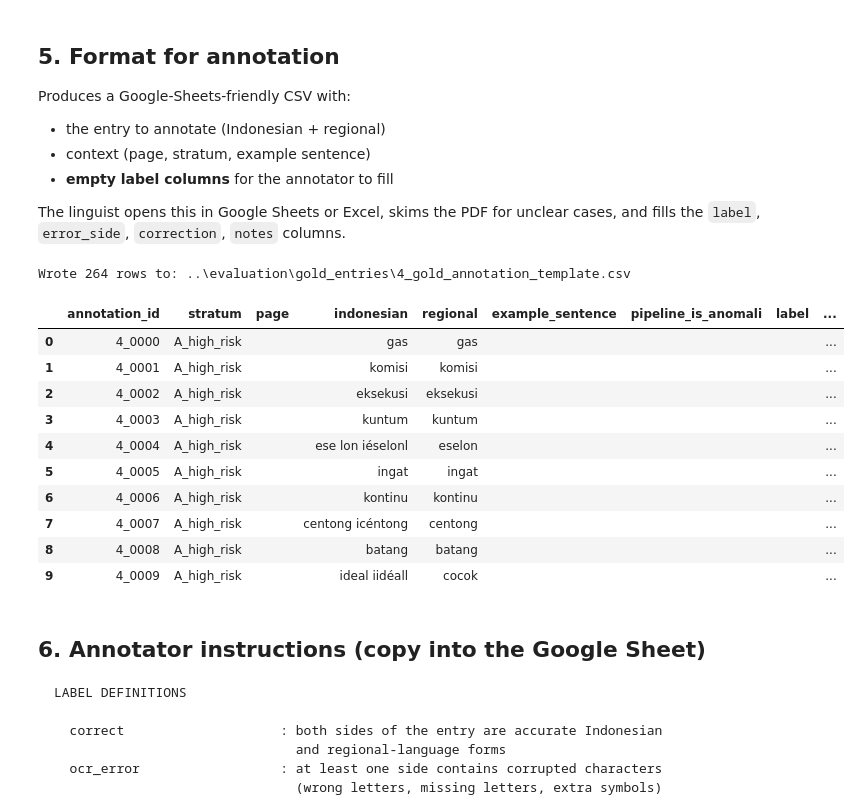
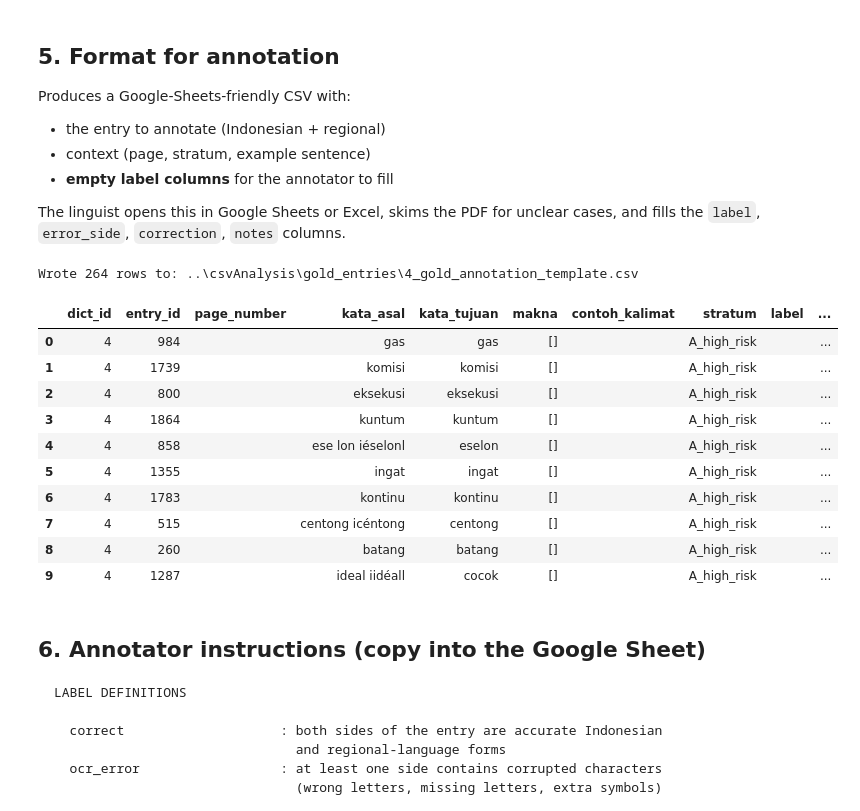
Before and after one commit to Pradiptaa/tugas-akhir-data-mining, a Jupyter notebook: TAEkstraksiKamus/postProcessing/Gold Annotation Sampling.ipynb, the cells around one changed output. Saved outputs shown, nothing was run; the diff lists cells and outputs as text; code cells hidden in the pictures.

```diff
--- a/TAEkstraksiKamus/postProcessing/Gold Annotation Sampling.ipynb
+++ b/TAEkstraksiKamus/postProcessing/Gold Annotation Sampling.ipynb
@@ -53,7 +53,7 @@ if not BILLEX_PATH.exists():
 PREP_PATH = Path("../Ekstraksi/4. Preprocessing - Remove Anomali Entri") / f"{DICT_ID}_Replace-categorizeAnomali-WithMainEntry-splitted.csv"
 PARCOR_PATH = Path("../Ekstraksi/11. Parallel Corpus") / f"{DICT_ID}_Parcor.csv"
 
-OUT_DIR = Path("../evaluation/gold_entries")
+OUT_DIR = Path("../csvAnalysis/gold_entries")
 OUT_DIR.mkdir(parents=True, exist_ok=True)
 
 RANDOM_SEED = 42
@@ -286,37 +286,38 @@ unclear cases, and fills the `label`, `error_side`, `correction`, `notes`
 columns.
 # %%
 gold = pd.DataFrame({
-    'annotation_id': [f"{DICT_ID}_{i:04d}" for i in range(len(enriched))],
+    'dict_id': DICT_ID,
+    'entry_id': enriched['row_id'],
+    'page_number': enriched['page'],
+    'kata_asal': enriched['indonesian'],
+    'kata_tujuan': enriched['regional'],
+    'makna': enriched['makna'],
+    'contoh_kalimat': enriched['contoh_kalimat'],
     'stratum': enriched['stratum'],
-    'page': enriched['page'],
-    'indonesian': enriched['indonesian'],
-    'regional': enriched['regional'],
-    'example_sentence': enriched['contoh_kalimat'],
-    'pipeline_is_anomali': enriched['is_anomali'],
     # Empty columns for annotator to fill
-    'label': '',                # correct / ocr_error / extraction_boundary_error / ambiguous
-    'error_side': '',           # ind / reg / both  (only if label != correct)
-    'correction': '',           # suggested fix
+    'label': '', # correct / ocr_error / extraction_boundary_error / ambiguous
+    'error_side': '', # ind / reg / both  (only if label != correct)
+    'typo_notes': '', # suggested fix
     'notes': '',
 })
 
 out_path = OUT_DIR / f"{DICT_ID}_gold_annotation_template.csv"
 gold.to_csv(out_path, index=False)
 print(f"Wrote {len(gold)} rows to: {out_path}")
 gold.head(10)
 # %% [output]
-Wrote 264 rows to: ..\evaluation\gold_entries\4_gold_annotation_template.csv
+Wrote 264 rows to: ..\csvAnalysis\gold_entries\4_gold_annotation_template.csv
-|  | annotation_id | stratum | page | indonesian | regional | example_sentence | pipeline_is_anomali | label | ... |
-| 0 | 4_0000 | A_high_risk |  | gas | gas |  |  |  | ... |
-| 1 | 4_0001 | A_high_risk |  | komisi | komisi |  |  |  | ... |
-| 2 | 4_0002 | A_high_risk |  | eksekusi | eksekusi |  |  |  | ... |
-| 3 | 4_0003 | A_high_risk |  | kuntum | kuntum |  |  |  | ... |
-| 4 | 4_0004 | A_high_risk |  | ese lon iéselonl | eselon |  |  |  | ... |
-| 5 | 4_0005 | A_high_risk |  | ingat | ingat |  |  |  | ... |
-| 6 | 4_0006 | A_high_risk |  | kontinu | kontinu |  |  |  | ... |
-| 7 | 4_0007 | A_high_risk |  | centong icéntong | centong |  |  |  | ... |
-| 8 | 4_0008 | A_high_risk |  | batang | batang |  |  |  | ... |
-| 9 | 4_0009 | A_high_risk |  | ideal iidéall | cocok |  |  |  | ... |
+|  | dict_id | entry_id | page_number | kata_asal | kata_tujuan | makna | contoh_kalimat | stratum | label | ... |
+| 0 | 4 | 984 |  | gas | gas | [] |  | A_high_risk |  | ... |
+| 1 | 4 | 1739 |  | komisi | komisi | [] |  | A_high_risk |  | ... |
+| 2 | 4 | 800 |  | eksekusi | eksekusi | [] |  | A_high_risk |  | ... |
+| 3 | 4 | 1864 |  | kuntum | kuntum | [] |  | A_high_risk |  | ... |
+| 4 | 4 | 858 |  | ese lon iéselonl | eselon | [] |  | A_high_risk |  | ... |
+| 5 | 4 | 1355 |  | ingat | ingat | [] |  | A_high_risk |  | ... |
+| 6 | 4 | 1783 |  | kontinu | kontinu | [] |  | A_high_risk |  | ... |
+| 7 | 4 | 515 |  | centong icéntong | centong | [] |  | A_high_risk |  | ... |
+| 8 | 4 | 260 |  | batang | batang | [] |  | A_high_risk |  | ... |
+| 9 | 4 | 1287 |  | ideal iidéall | cocok | [] |  | A_high_risk |  | ... |
 # %% [markdown]
 ## 6. Annotator instructions (copy into the Google Sheet)
 
```
Also changed, not shown: parts of 2 cells of this notebook, 6 other files.
